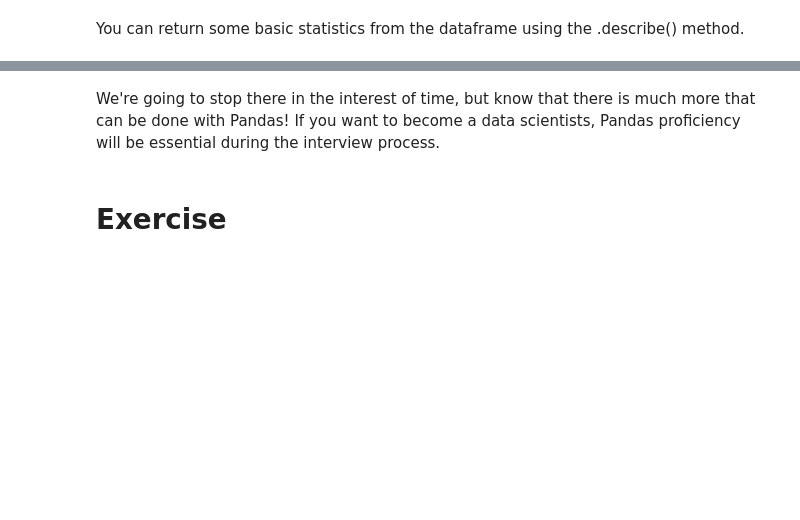
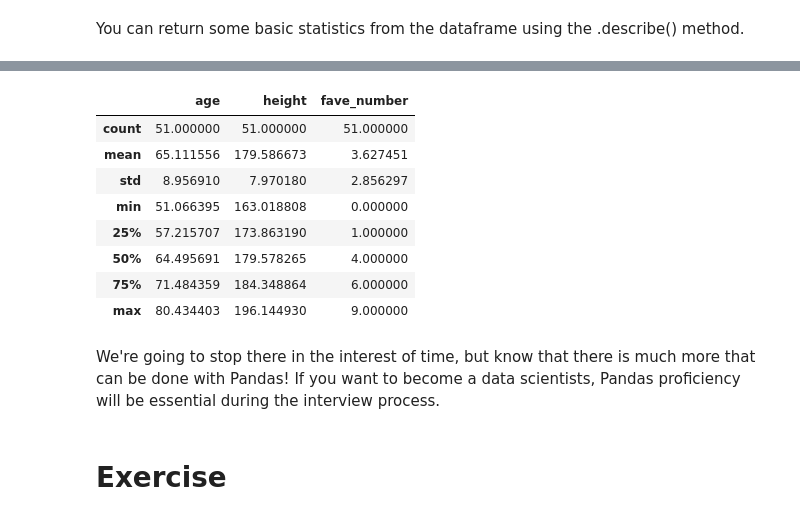
Before and after one commit to stevengiacalone/Python-workshop, a Jupyter notebook: Session_3_Plotting_and_Databases.ipynb, the cells around one changed output, grey strips where cells are left out. Cells and saved outputs as stored; diff of their text form; code cells hidden in the pictures; blank space fills up the shorter version.

```diff
--- a/Session_3_Plotting_and_Databases.ipynb
+++ b/Session_3_Plotting_and_Databases.ipynb
@@ -340,3 +344,15 @@ df.describe()
+# %%
+df2.describe()
+# %% [output]
+|  | age | height | fave_number |
+| count | 51.000000 | 51.000000 | 51.000000 |
+| mean | 65.111556 | 179.586673 | 3.627451 |
+| std | 8.956910 | 7.970180 | 2.856297 |
+| min | 51.066395 | 163.018808 | 0.000000 |
+| 25% | 57.215707 | 173.863190 | 1.000000 |
+| 50% | 64.495691 | 179.578265 | 4.000000 |
+| 75% | 71.484359 | 184.348864 | 6.000000 |
+| max | 80.434403 | 196.144930 | 9.000000 |
 # %% [markdown]
 We're going to stop there in the interest of time, but know that there is much more that can be done with Pandas! If you want to become a data scientists, Pandas proficiency will be essential during the interview process.
 # %% [markdown]
```
Also changed, not shown: parts of 23 cells of this notebook.
